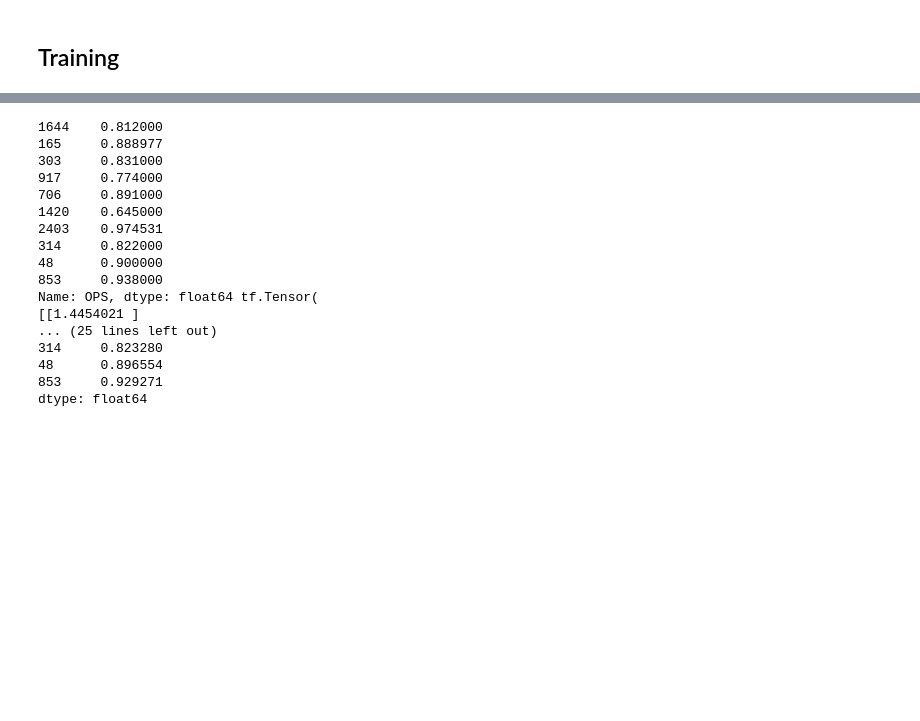
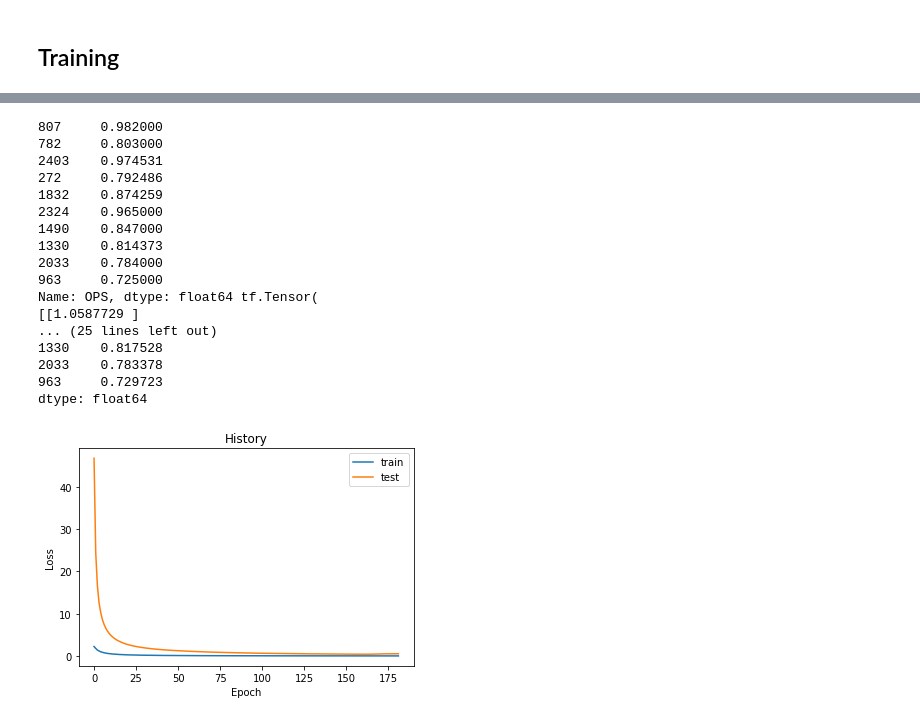
Before and after one commit to comojin1994/Machine_Learning, a Jupyter notebook: Regression/KBO_Batter_OPS_Estimate_MLP.ipynb, the cells around one changed output, grey strips where cells are left out. Drawn from its saved outputs; the diff is of its cells as text; code cells hidden in the pictures; blank space fills up the shorter version.

Commit message:
Train MLP and show last layer weight

```diff
--- a/Regression/KBO_Batter_OPS_Estimate_MLP.ipynb
+++ b/Regression/KBO_Batter_OPS_Estimate_MLP.ipynb
@@ -221,7 +254,7 @@ from tensorflow.keras.layers import *
 # %% [markdown]
 ## Hyperparameter
 # %%
-num_epochs = 100
+num_epochs = 1000
 batch_size = 2
 # %% [markdown]
 ## Model
@@ -233,7 +266,7 @@ class MLP(tf.keras.Model):
         self.bn1 = BatchNormalization()
         self.dense2 = Dense(1024, activation='relu')
         self.bn2 = BatchNormalization()
-        self.dense3 = Dense(10, activation='relu')
+        self.dense3 = Dense(19, activation='relu')
         self.dense4 = Dense(1)
 
     def call(self, x, training=False):
@@ -287,6 +320,11 @@ test_accuracy = tf.keras.metrics.MeanSquaredError(name='test_accuracy')
 # %% [markdown]
 ## Training
 # %%
+best_loss = 10**6
+early_stop = 0
+loss_train = []
+loss_test = []
+
 for epoch in range(num_epochs):
     for datas, labels in train_ds:
         train_step(model, datas, labels, loss_object, optimizer, train_loss, train_accuracy)
@@ -294,6 +332,23 @@ for epoch in range(num_epochs):
     for datas, labels in test_ds:
         test_step(model, datas, labels, loss_object, test_loss, test_accuracy)
 
+    if best_loss > test_loss.result():
+      best_loss = test_loss.result()
+    else:
+      early_stop += 1
+      if early_stop == 10:
+        template = 'Epoch {}, Loss: {}, Accuracy {}, Test Loss: {}, Test Accuracy: {}'
+        print(template.format(
+            epoch + 1,
+            train_loss.result(),
+            train_accuracy.result(),
+            test_loss.result(),
+            test_accuracy.result()
+        ))
+        break
+
+    loss_train.append(train_loss.result())
+    loss_test.append(test_loss.result())
     template = 'Epoch {}, Loss: {}, Accuracy {}, Test Loss: {}, Test Accuracy: {}'
     print(template.format(
           epoch + 1,
@@ -341,20 +396,30 @@ print(test_y[:10], model(np.array(test_x)[:10]),
      fitted_full_model.predict(test_x)[:10],
      Stepwise_best_model.predict(test_x[Stepwise_best_model.model.exog_names])[:10])
 # %% [output]
-1644    0.812000
-165     0.888977
-303     0.831000
-917     0.774000
-706     0.891000
-1420    0.645000
+807     0.982000
+782     0.803000
 2403    0.974531
-314     0.822000
-48      0.900000
-853     0.938000
+272     0.792486
+1832    0.874259
+2324    0.965000
+1490    0.847000
+1330    0.814373
+2033    0.784000
+963     0.725000
 Name: OPS, dtype: float64 tf.Tensor(
-[[1.4454021 ]
+[[1.0587729 ]
 ... (25 lines left out)
-314     0.823280
-48      0.896554
-853     0.929271
+1330    0.817528
+2033    0.783378
+963     0.729723
 dtype: float64
+# %%
+plt.plot(loss_train, label='train')
+plt.plot(loss_test, label='test')
+plt.title('History')
+plt.xlabel('Epoch')
+plt.ylabel('Loss')
+plt.legend()
+plt.show()
+# %% [output]
+[figure, added]
```
Also changed, not shown: parts of 21 cells of this notebook.
